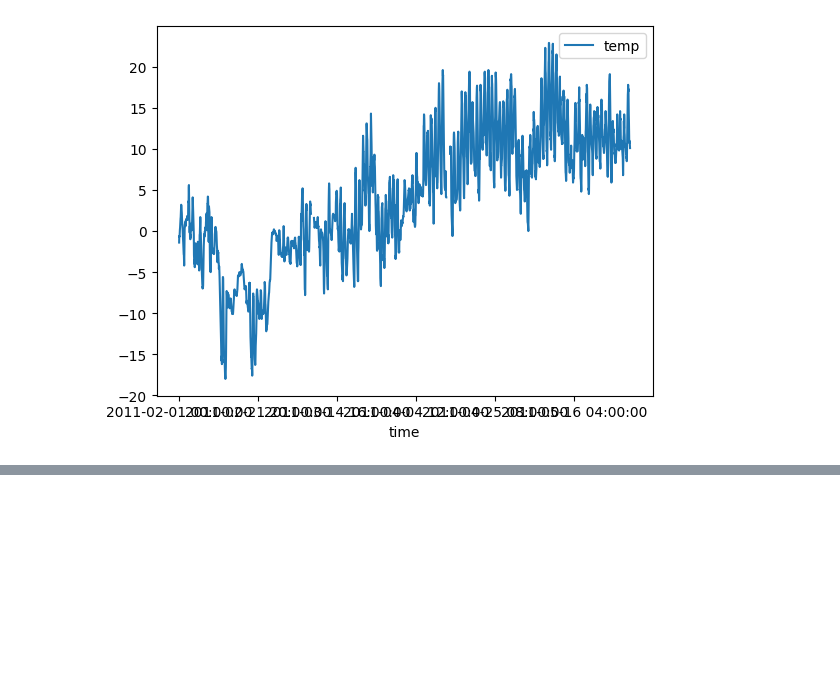
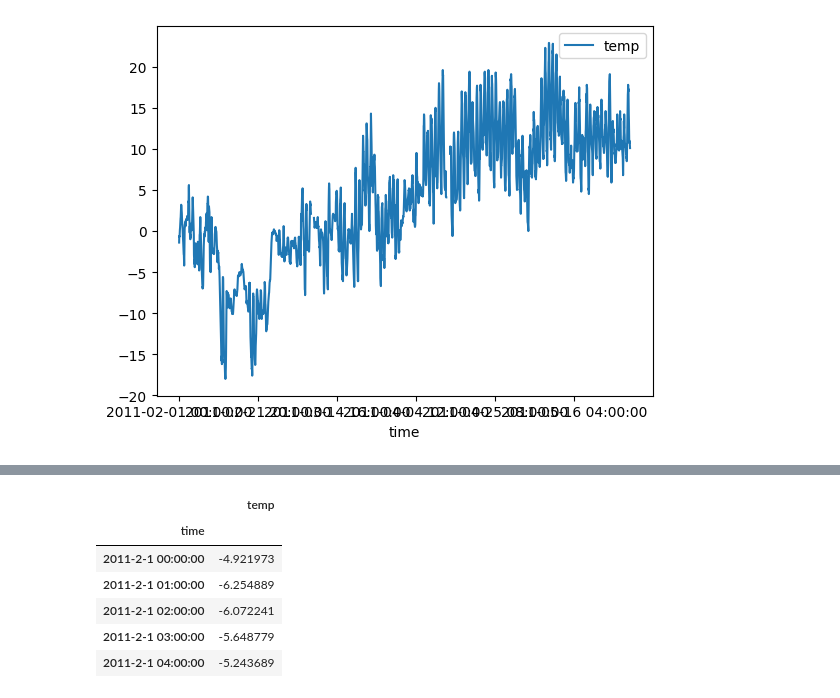
Before and after one commit to erikhalt/Hackathon, a Jupyter notebook: erik/aaa.ipynb, the cells around one changed output, grey strips where cells are left out. Saved outputs shown, nothing was run; the diff lists cells and outputs as text; code cells hidden in the pictures; blank space fills up the shorter version.

```diff
--- a/erik/aaa.ipynb
+++ b/erik/aaa.ipynb
@@ -26,0 +37,10 @@ df_meteo.plot()
+# %%
+df_cop.head()
+# %% [output]
+|  | temp |
+| time |  |
+| 2011-2-1 00:00:00 | -4.921973 |
+| 2011-2-1 01:00:00 | -6.254889 |
+| 2011-2-1 02:00:00 | -6.072241 |
+| 2011-2-1 03:00:00 | -5.648779 |
+| 2011-2-1 04:00:00 | -5.243689 |
```
Also changed, not shown: parts of 3 cells of this notebook, 1 other file.
